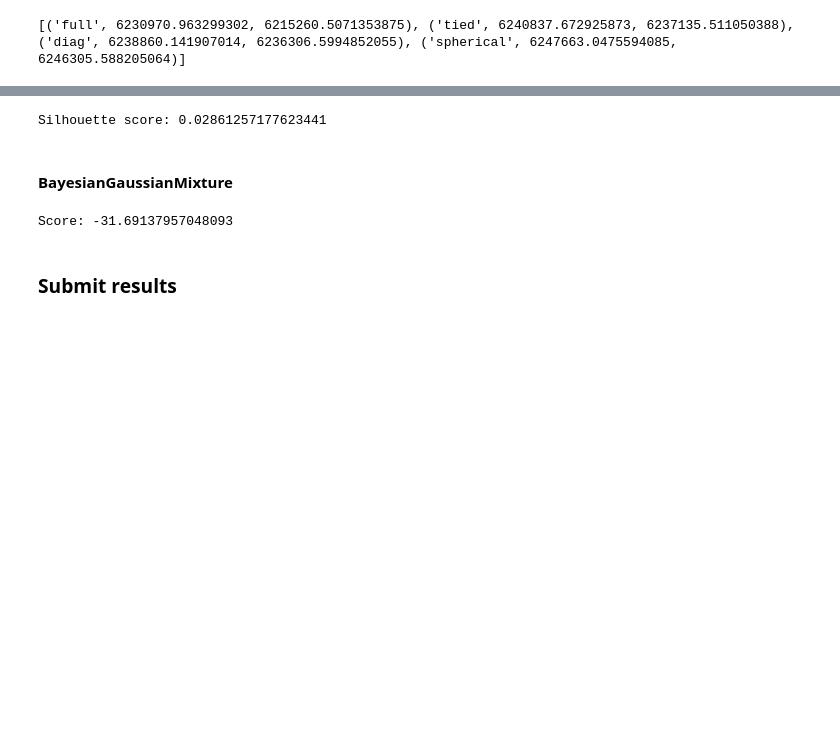
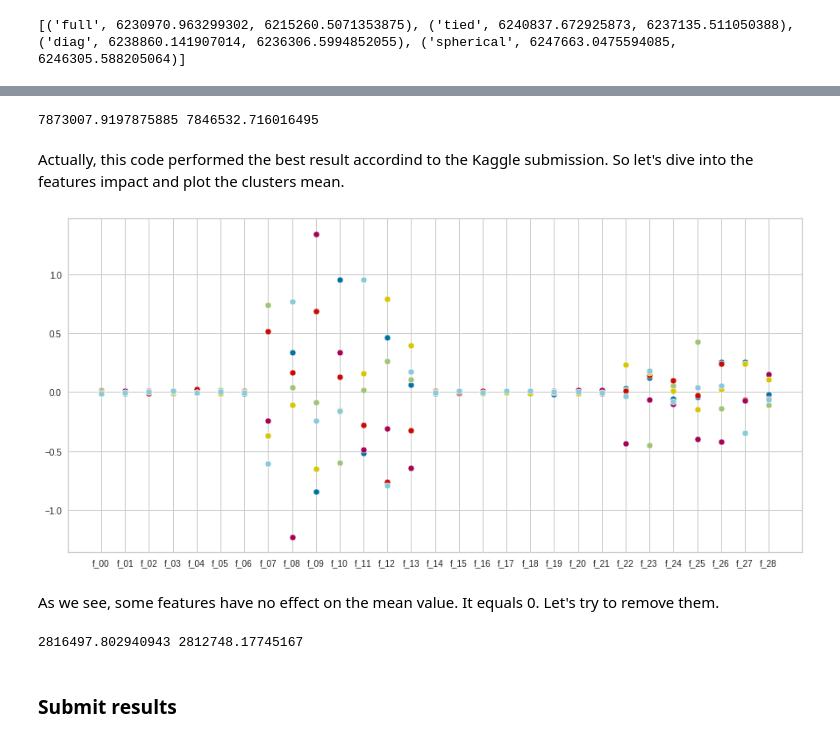
Before and after one commit to VictoriaLebedeva/kaggle_playground_series, a Jupyter notebook: Tabular_Playground_Series_Jul_2022.ipynb, the cells around one changed output, grey strips where cells are left out. Cells and saved outputs as stored; diff of their text form; code cells hidden in the pictures; blank space fills up the shorter version.

Commit message:
feat: add power transformation

```diff
--- a/Tabular_Playground_Series_Jul_2022.ipynb
+++ b/Tabular_Playground_Series_Jul_2022.ipynb
@@ -255,19 +253,45 @@ According to the criterias 'full' covariance type is better option.
-# %%
-gmm = GaussianMixture(n_components=7, random_state=42).fit(df_reduced)
-labels = gmm.predict(df_reduced)
-print('Silhouette score:', silhouette_score(df_reduced, labels))
-# %% [output]
-Silhouette score: 0.02861257177623441
-# %% [markdown]
-#### BayesianGaussianMixture
-# %%
-from sklearn.mixture import BayesianGaussianMixture
-
-bgm = BayesianGaussianMixture(n_components=6, random_state=42, n_init=10).fit(df_reduced)
-labels = bgm.predict(df_reduced)
-print('Score:', bgm.score(df_reduced))
-# %% [output]
-Score: -31.69137957048093
+# %%
+from sklearn.preprocessing import PowerTransformer
+
+pt = PowerTransformer()
+df_transformed = pt.fit_transform(df_proc)
+
+gmm = GaussianMixture(n_components=6, random_state=42).fit(df_transformed)
+labels = gmm.predict(df_transformed)
+print(gmm.bic(df_transformed), gmm.aic(df_transformed))
+# %% [output]
+7873007.9197875885 7846532.716016495
+# %% [markdown]
+Actually, this code performed the best result accordind to the Kaggle submission. So let's dive into the features impact and plot the clusters mean.
+# %%
+plt.figure(figsize=(15, 7))
+for i in range(gmm.means_.shape[0]):
+  sns.scatterplot(x=np.arange(df_transformed.shape[1]), y=gmm.means_[i])
+plt.xticks(ticks=np.arange(df_transformed.shape[1]), labels=df_proc.columns)
+plt.show()
+# %% [output]
+[figure, added]
+# %% [markdown]
+As we see, some features have no effect on the mean value. It equals 0. Let's try to remove them.
+# %%
+cols = ['f_07', 'f_08', 'f_09', 'f_10', 'f_11', 'f_12', 'f_13', 'f_22', 'f_23', 'f_24', 'f_25', 'f_26', 'f_27', 'f_28']
+
+# features power tranformations
+pt = PowerTransformer()
+df_transformed = pt.fit_transform(df_proc[cols])
+
+# dimention reduction
+pca = PCA(0.80)
+df_reduced = pca.fit_transform(df_transformed)
+
+# modeling
+gmm = GaussianMixture(n_components=6, random_state=42).fit(df_reduced)
+labels = gmm.predict(df_reduced)
+
+# score
+print(gmm.bic(df_reduced), gmm.aic(df_reduced))
+# %% [output]
+2816497.802940943 2812748.17745167
 # %% [markdown]
 ### Submit results
 # %%
```
Also changed, not shown: parts of 7 cells of this notebook.
